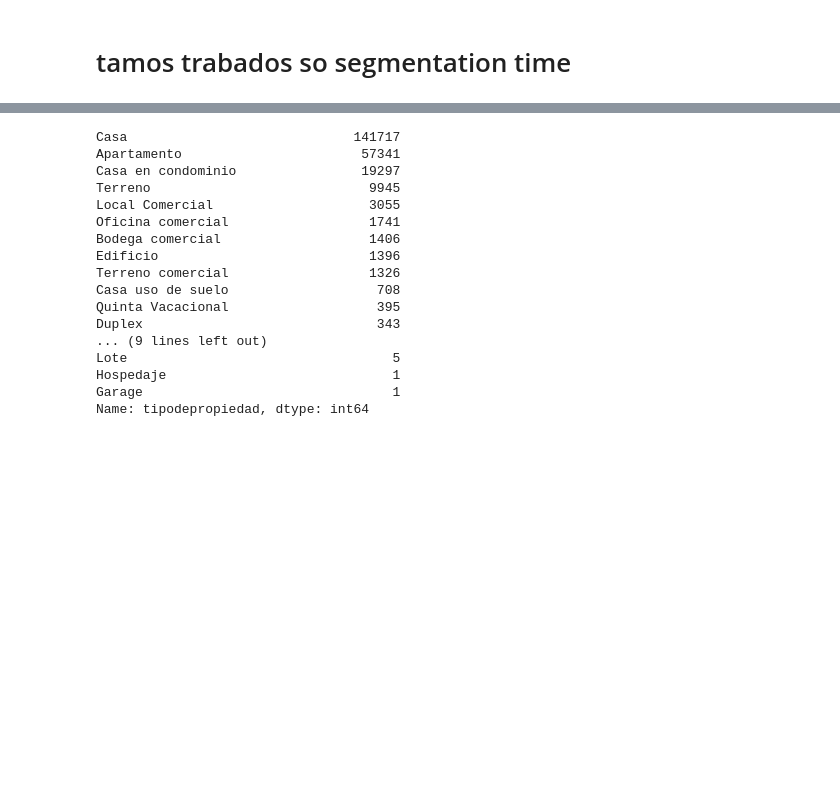
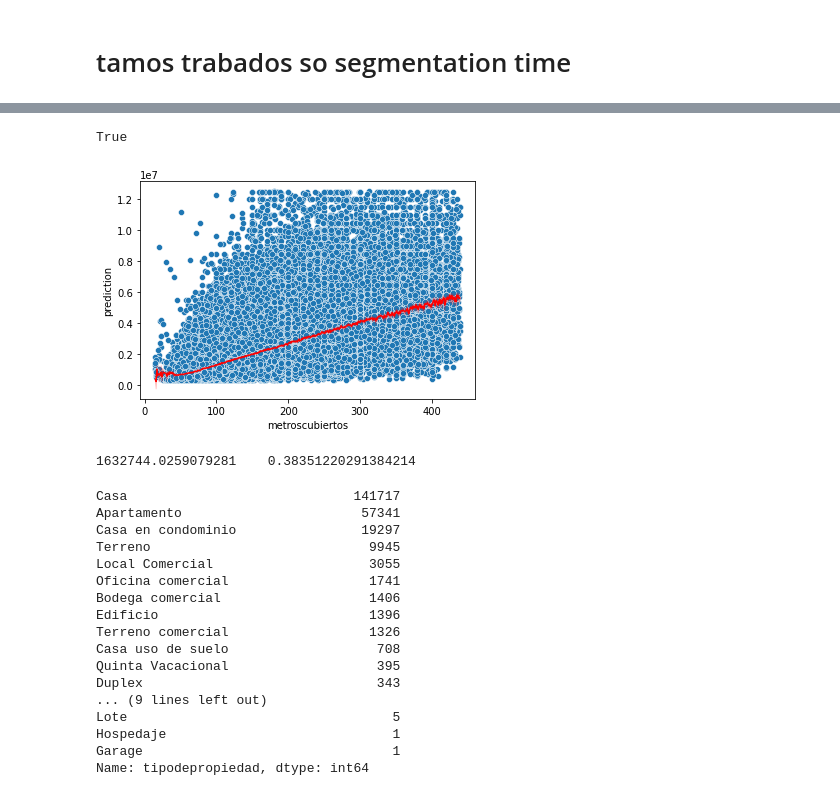
Before and after one commit to ddrenteria/MNTp3, a Jupyter notebook: tp3/notebooks/PrediccionPrecios.ipynb, the cells around one changed output, grey strips where cells are left out. Saved outputs shown, nothing was run; the diff lists cells and outputs as text; code cells hidden in the pictures; blank space fills up the shorter version.

```diff
--- a/tp3/notebooks/PrediccionPrecios.ipynb
+++ b/tp3/notebooks/PrediccionPrecios.ipynb
@@ -235,3 +421,21 @@ Como ir viendo los graficos si se experimenta con KFold y esto genera K distinto
+# %%
+dfResCut = dfResidencial.reindex(columns=["metroscubiertos", "metrostotales", "habitaciones", "banos","antiguedad", "precio"]).dropna()
+plot1(dfResCut)
+# %% [output]
+True
+[figure, added]
+# %%
+y = df2['precio']
+x = df2.drop(columns=['precio'])
+x = x.values
+y = y.values
+x = x.reshape(len(x),5)
+y = y.reshape(len(y),1)
+
+rmse, rmsle = K_Fold(x, y, 10) # 10% de las muestras para testear
+print(rmse, '  ', rmsle)
+# %% [output]
+1632744.0259079281    0.38351220291384214
 # %%
 df['tipodepropiedad'].value_counts()
 # %% [output]
```
Also changed, not shown: parts of 14 cells of this notebook.
